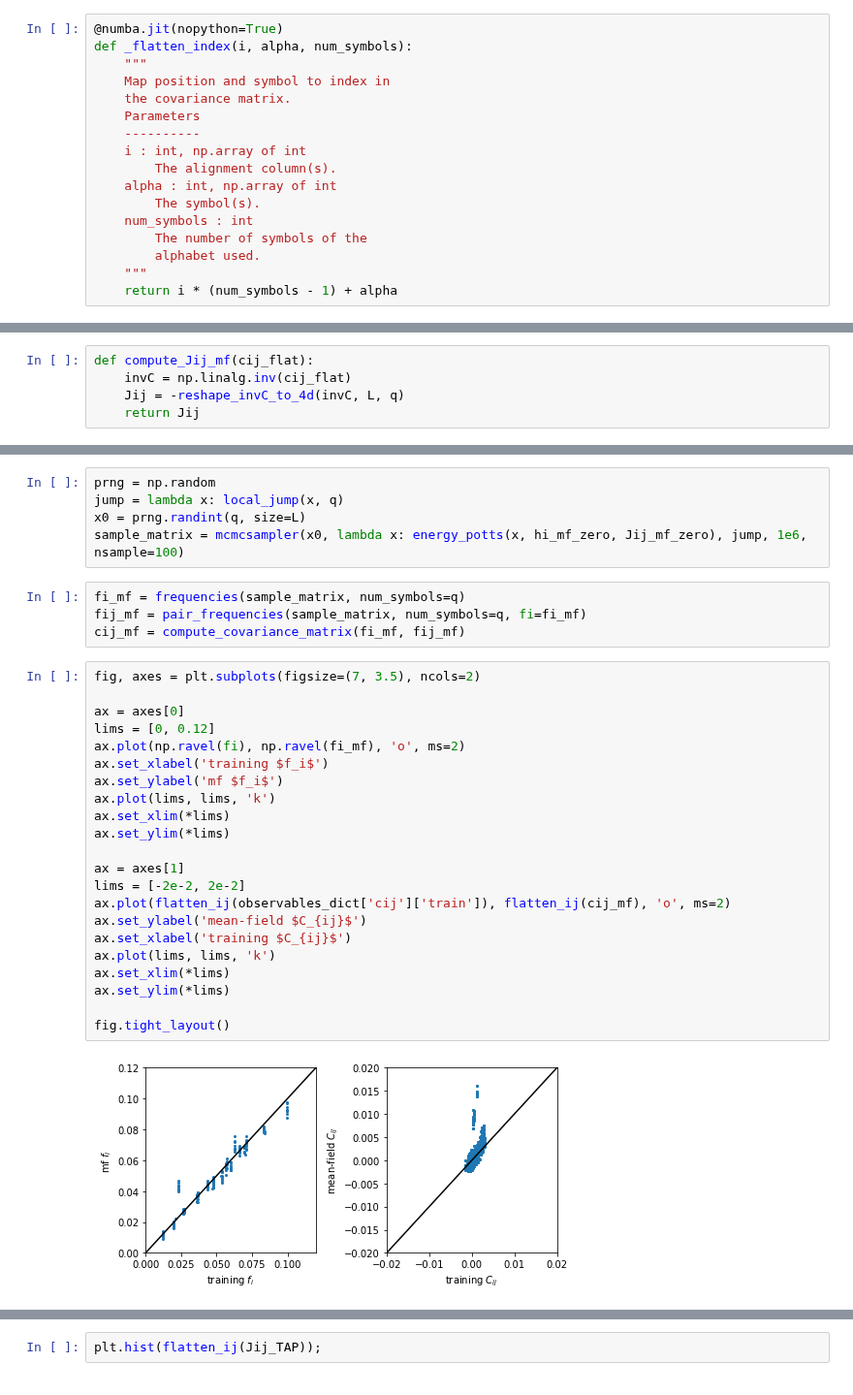
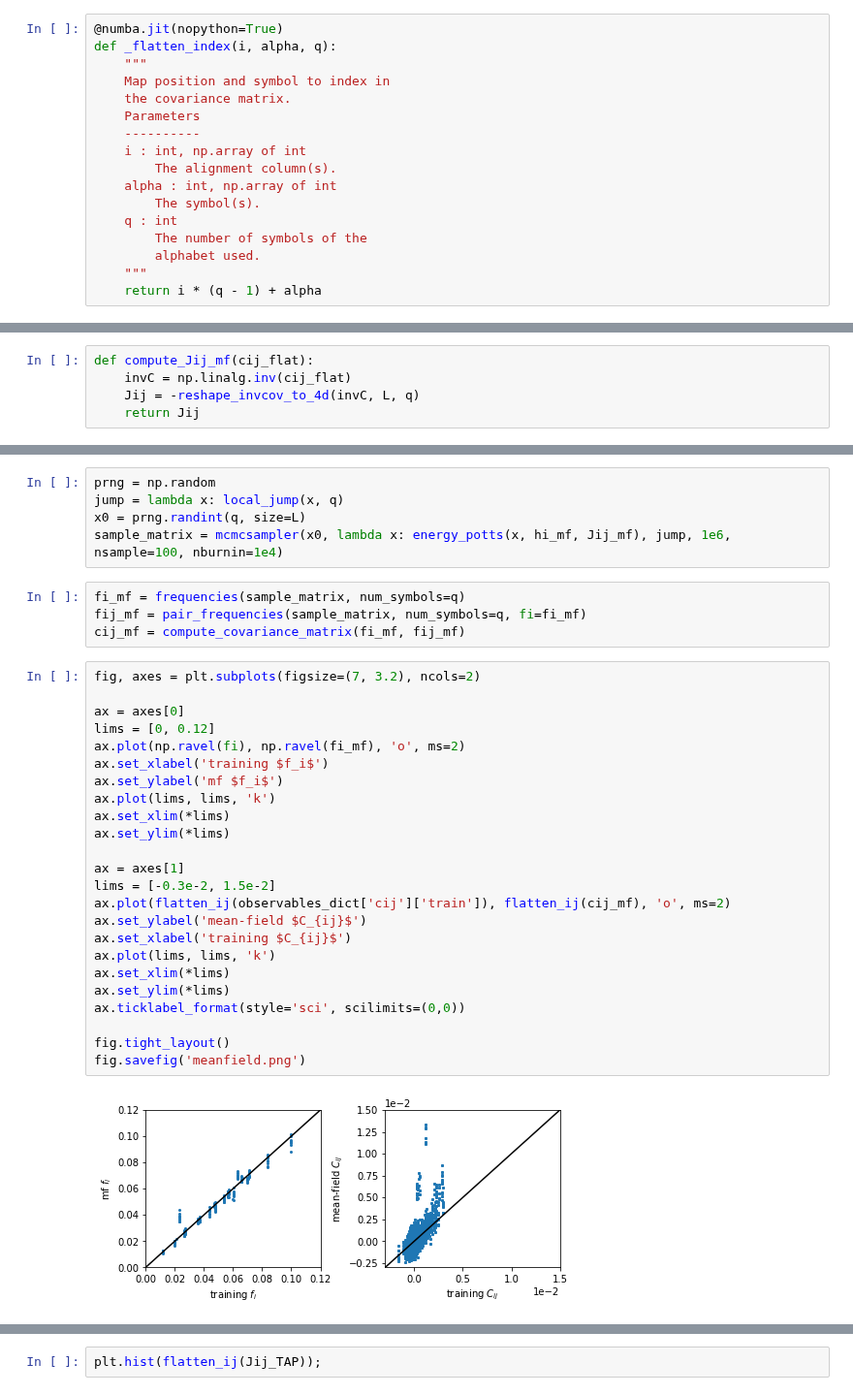
Before and after one commit to andim/peptidome, a Jupyter notebook: code/maxent/meanfield.ipynb, the cells around one changed output, grey strips where cells are left out. Shown at 97% size. Cells and saved outputs as stored; diff of their text form.

```diff
--- a/code/maxent/meanfield.ipynb
+++ b/code/maxent/meanfield.ipynb
@@ -29,7 +29,7 @@ for dataset in ['train', 'test', 'model']:
         observables_dict[observable][dataset] = params[observable]
 # %%
 @numba.jit(nopython=True)
-def _flatten_index(i, alpha, num_symbols):
+def _flatten_index(i, alpha, q):
     """
     Map position and symbol to index in
     the covariance matrix.
@@ -39,11 +39,11 @@ def _flatten_index(i, alpha, num_symbols):
         The alignment column(s).
     alpha : int, np.array of int
         The symbol(s).
-    num_symbols : int
+    q : int
         The number of symbols of the
         alphabet used.
     """
-    return i * (num_symbols - 1) + alpha
+    return i * (q - 1) + alpha
 # %%
 @numba.jit(nopython=True)
 def reshape_invcov_to_4d(inv_cov_matrix, L, q):
@@ -77,7 +77,7 @@ def reshape_invcov_to_4d(inv_cov_matrix, L, q):
 # %%
 def compute_Jij_mf(cij_flat):
     invC = np.linalg.inv(cij_flat)
-    Jij = -reshape_invC_to_4d(invC, L, q)
+    Jij = -reshape_invcov_to_4d(invC, L, q)
     return Jij
 # %%
 @numba.jit(nopython=True)
@@ -157,34 +157,36 @@ hi_mf_zero = fields(Jij_mf_zero, fi)
 prng = np.random
 jump = lambda x: local_jump(x, q)
 x0 = prng.randint(q, size=L)
-sample_matrix = mcmcsampler(x0, lambda x: energy_potts(x, hi_mf_zero, Jij_mf_zero), jump, 1e6, nsample=100)
+sample_matrix = mcmcsampler(x0, lambda x: energy_potts(x, hi_mf, Jij_mf), jump, 1e6, nsample=100, nburnin=1e4)
 # %%
 fi_mf = frequencies(sample_matrix, num_symbols=q)
 fij_mf = pair_frequencies(sample_matrix, num_symbols=q, fi=fi_mf)
 cij_mf = compute_covariance_matrix(fi_mf, fij_mf)
 # %%
-fig, axes = plt.subplots(figsize=(7, 3.5), ncols=2)
+fig, axes = plt.subplots(figsize=(7, 3.2), ncols=2)
 
 ax = axes[0]
 lims = [0, 0.12]
 ax.plot(np.ravel(fi), np.ravel(fi_mf), 'o', ms=2)
 ax.set_xlabel('training $f_i$')
 ax.set_ylabel('mf $f_i$')
 ax.plot(lims, lims, 'k')
 ax.set_xlim(*lims)
 ax.set_ylim(*lims)
 
 ax = axes[1]
-lims = [-2e-2, 2e-2]
+lims = [-0.3e-2, 1.5e-2]
 ax.plot(flatten_ij(observables_dict['cij']['train']), flatten_ij(cij_mf), 'o', ms=2)
 ax.set_ylabel('mean-field $C_{ij}$')
 ax.set_xlabel('training $C_{ij}$')
 ax.plot(lims, lims, 'k')
 ax.set_xlim(*lims)
 ax.set_ylim(*lims)
+ax.ticklabel_format(style='sci', scilimits=(0,0))
 
 fig.tight_layout()
+fig.savefig('meanfield.png')
 # %% [output]
-[figure, old version]
+[figure, new version]
 # %%
 invC = np.linalg.inv(cij_flat)
```
Also changed, not shown: parts of 3 cells of this notebook, 2 other files.
